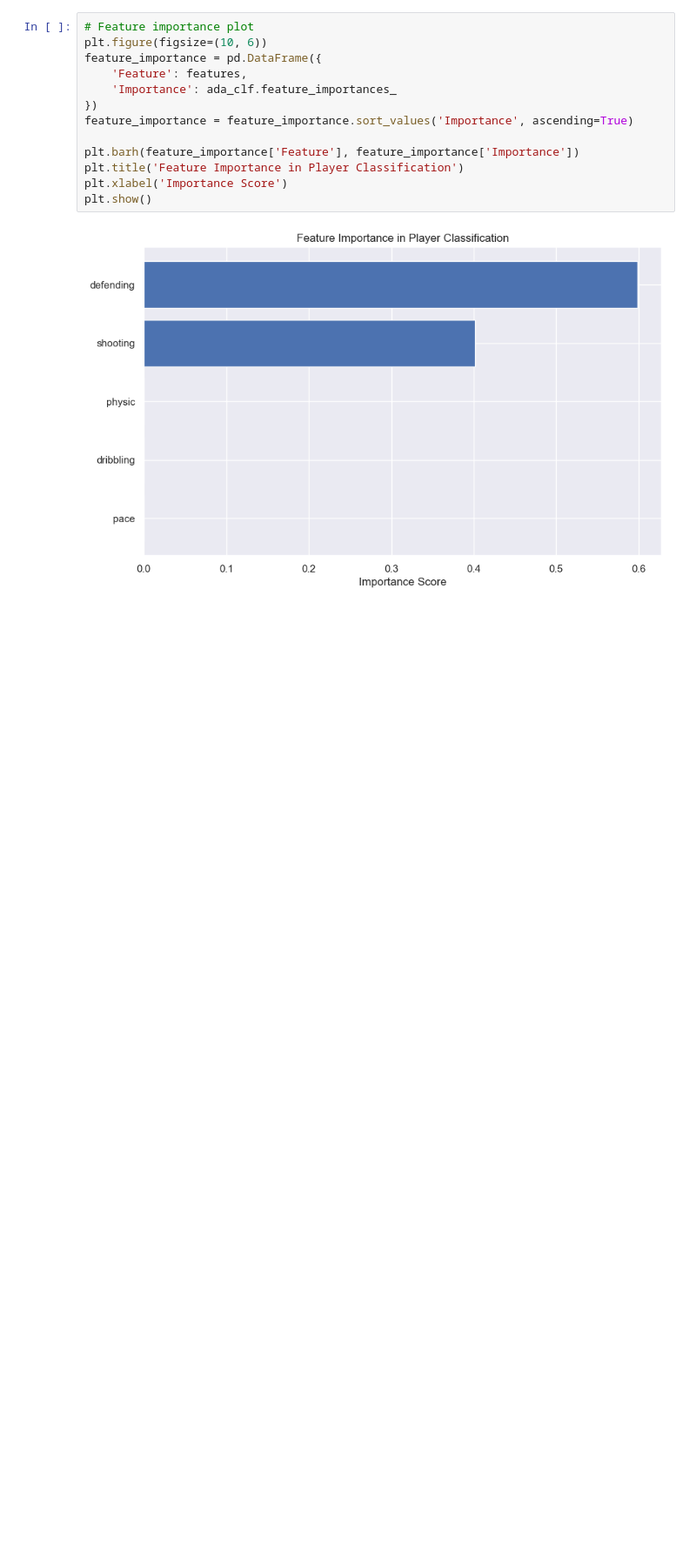
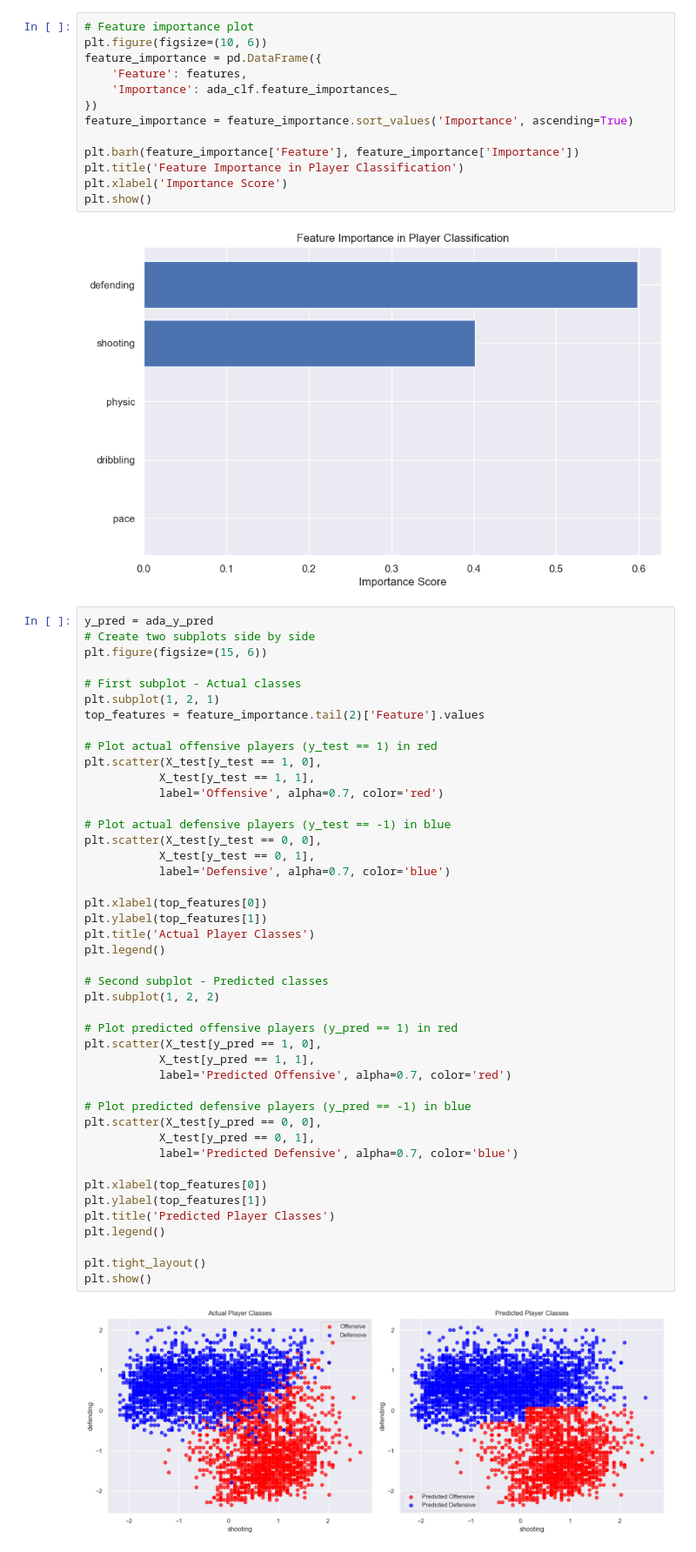
Before and after one commit to moyindavid16/CMOR438-Final-Project-mdo5, a Jupyter notebook: supervised_learning/ADABoosting.ipynb, the cells around one changed output. Shown at 87% size. Cells and saved outputs as stored; diff of their text form; blank space fills up the shorter version.

```diff
--- a/supervised_learning/ADABoosting.ipynb
+++ b/supervised_learning/ADABoosting.ipynb
@@ -122,3 +122,49 @@ plt.xlabel('Importance Score')
 plt.show()
 # %% [output]
 [figure]
+# %%
+y_pred = ada_y_pred
+# Create two subplots side by side
+plt.figure(figsize=(15, 6))
+
+# First subplot - Actual classes
+plt.subplot(1, 2, 1)
+top_features = feature_importance.tail(2)['Feature'].values
+
+# Plot actual offensive players (y_test == 1) in red
+plt.scatter(X_test[y_test == 1, 0],
+           X_test[y_test == 1, 1],
+           label='Offensive', alpha=0.7, color='red')
+
+# Plot actual defensive players (y_test == -1) in blue
+plt.scatter(X_test[y_test == 0, 0],
+           X_test[y_test == 0, 1],
+           label='Defensive', alpha=0.7, color='blue')
+
+plt.xlabel(top_features[0])
+plt.ylabel(top_features[1])
+plt.title('Actual Player Classes')
+plt.legend()
+
+# Second subplot - Predicted classes
+plt.subplot(1, 2, 2)
+
+# Plot predicted offensive players (y_pred == 1) in red
+plt.scatter(X_test[y_pred == 1, 0],
+           X_test[y_pred == 1, 1],
+           label='Predicted Offensive', alpha=0.7, color='red')
+
+# Plot predicted defensive players (y_pred == -1) in blue
+plt.scatter(X_test[y_pred == 0, 0],
+           X_test[y_pred == 0, 1],
+           label='Predicted Defensive', alpha=0.7, color='blue')
+
+plt.xlabel(top_features[0])
+plt.ylabel(top_features[1])
+plt.title('Predicted Player Classes')
+plt.legend()
+
+plt.tight_layout()
+plt.show()
+# %% [output]
+[figure, added]
```
Also changed, not shown: 1 other file.
